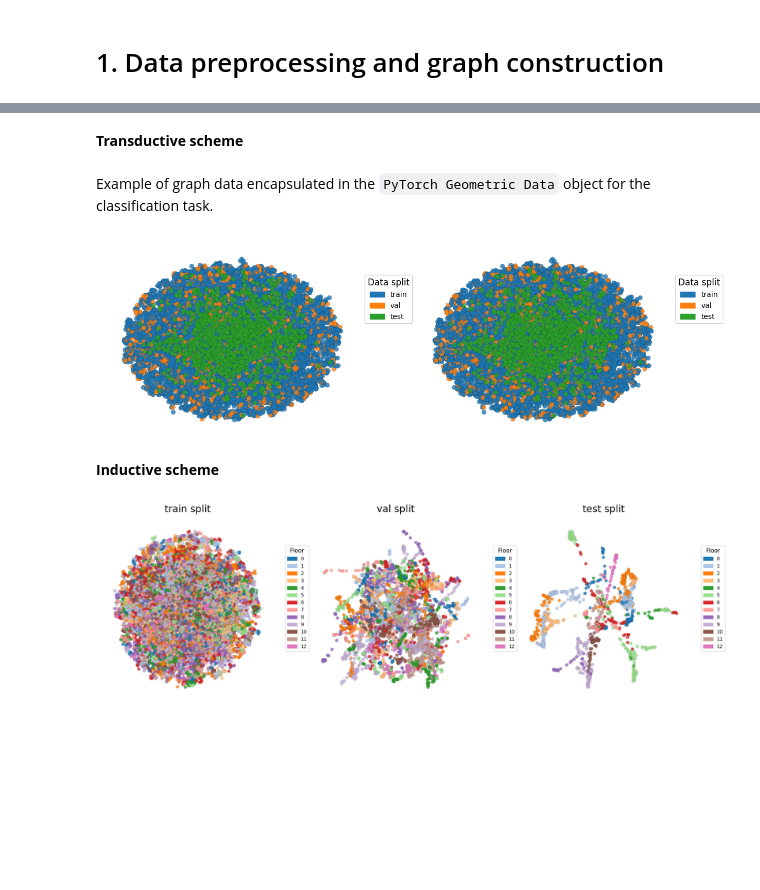
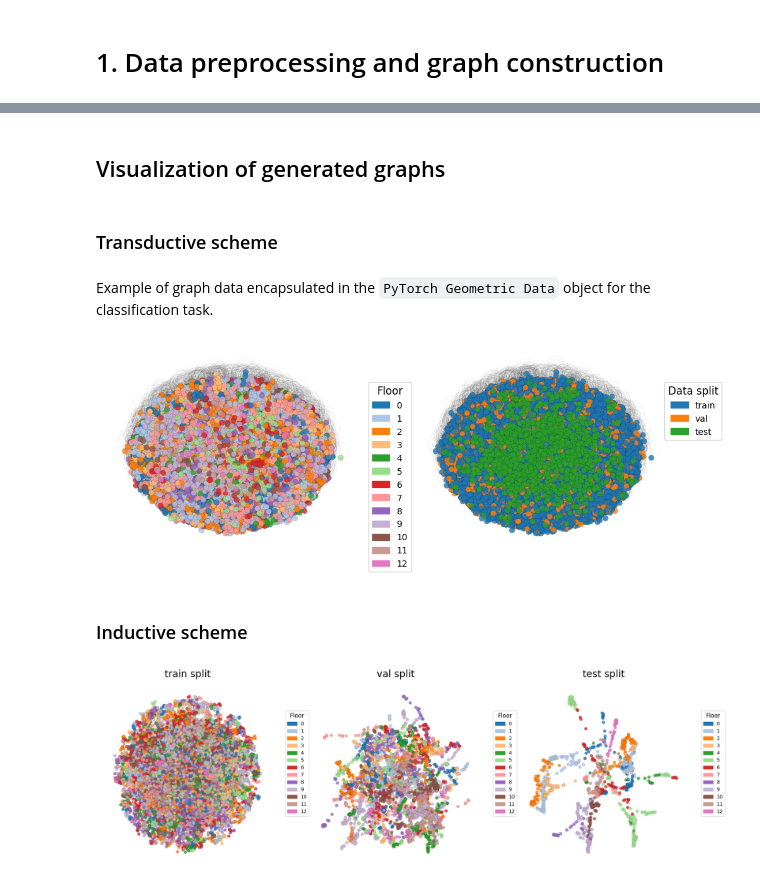
Before and after one commit to manelfornos/graphiloc, a Jupyter notebook: notebooks/evaluation.ipynb, the cells around one changed output, grey strips where cells are left out. Drawn from its saved outputs; the diff is of its cells as text; code cells hidden in the pictures; blank space fills up the shorter version.

```diff
--- a/notebooks/evaluation.ipynb
+++ b/notebooks/evaluation.ipynb
@@ -178,27 +178,28 @@ for dataset in tqdm(datasets, desc="Selecting dataset"):
             },
             'splits': data_splits}
         )
+# %% [markdown]
+## Visualization of generated graphs
 # %%
 gviz = indoorloc_viz.GraphVisualizer()
 # %% [markdown]
-**Transductive scheme**
+### Transductive scheme
 # %% [markdown]
 Example of graph data encapsulated in the `PyTorch Geometric Data` object for the classification task.
 # %%
 gdata = graph_datas["UJI1"][0]['splits'][0].cls
-
-fig, axes = plt.subplots(1, 2, figsize=(12, 4))
-
 clusters = ['class', 'split']
 
+fig, axes = plt.subplots(1, 2, figsize=(10, 4))
+
 for ax, cluster in zip(axes, clusters):
-    gviz.draw_graph(gdata, scheme="transductive", cluster='split', ax=ax)
+    gviz.draw_graph(gdata, scheme="transductive", cluster=cluster, ax=ax)
 
 plt.tight_layout()
 plt.show()
 # %% [output]
-[figure, old version]
+[figure, new version]
 # %% [markdown]
-**Inductive scheme**
+### Inductive scheme
 # %%
 gdata = graph_datas["UJI1"][0]['splits'][0].cls
```
Also changed, not shown: parts of 12 cells of this notebook.
